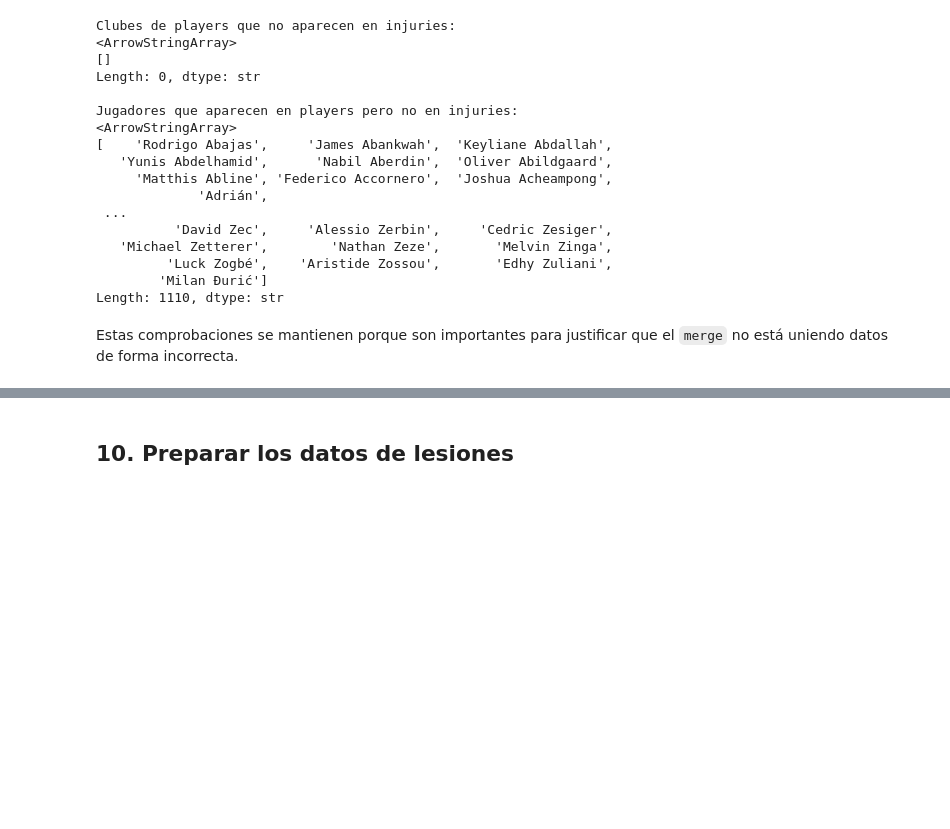
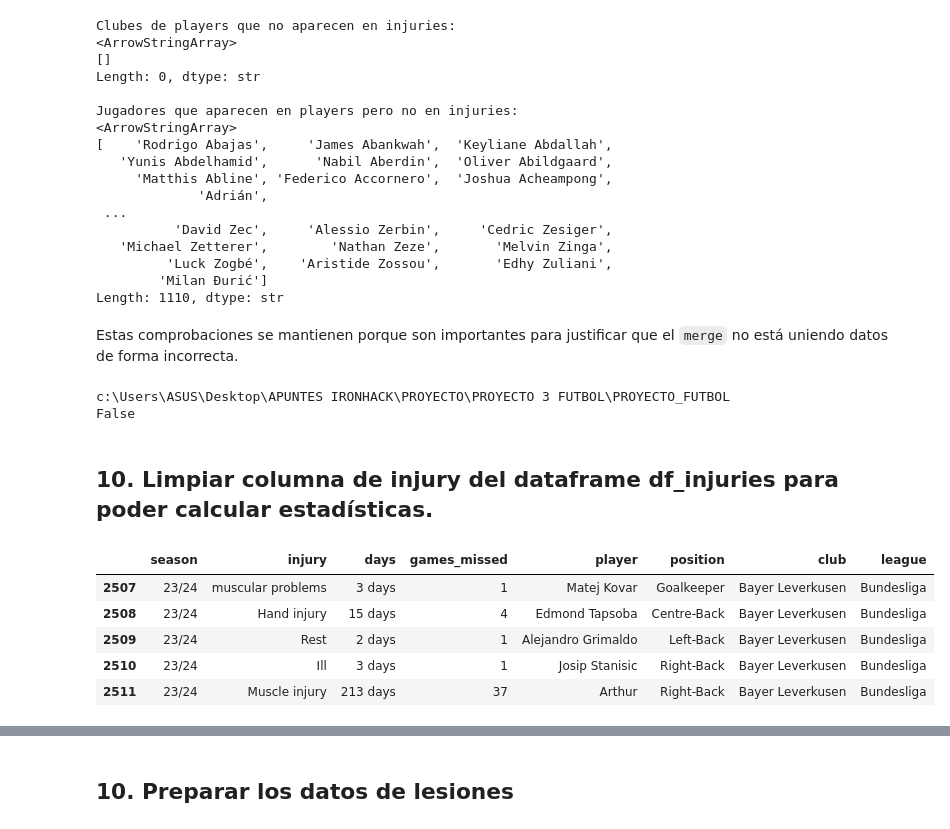
Before and after one commit to MMEKUSS/PROYECTO_FUTBOL, a Jupyter notebook: Proyecto_Futbol_ordenado.ipynb, the cells around one changed output, grey strips where cells are left out. Drawn from its saved outputs; the diff is of its cells as text; code cells hidden in the pictures; blank space fills up the shorter version.

```diff
--- a/Proyecto_Futbol_ordenado.ipynb
+++ b/Proyecto_Futbol_ordenado.ipynb
@@ -345,3 +347,22 @@ Jugadores que aparecen en players pero no en injuries:
 Length: 1110, dtype: str
 # %% [markdown]
 Estas comprobaciones se mantienen porque son importantes para justificar que el `merge` no está uniendo datos de forma incorrecta.
+# %%
+import os
+
+print(os.getcwd())
+print(os.path.exists("funciones_futbol.py"))
+# %% [output]
+c:\Users\ASUS\Desktop\APUNTES IRONHACK\PROYECTO\PROYECTO 3 FUTBOL\PROYECTO_FUTBOL
+False
+# %% [markdown]
+## 10. Limpiar columna de injury del dataframe df_injuries para poder calcular estadísticas.
+# %%
+df_injuries.head()
+# %% [output]
+|  | season | injury | days | games_missed | player | position | club | league |
+| 2507 | 23/24 | muscular problems | 3 days | 1 | Matej Kovar | Goalkeeper | Bayer Leverkusen | Bundesliga |
+| 2508 | 23/24 | Hand injury | 15 days | 4 | Edmond Tapsoba | Centre-Back | Bayer Leverkusen | Bundesliga |
+| 2509 | 23/24 | Rest | 2 days | 1 | Alejandro Grimaldo | Left-Back | Bayer Leverkusen | Bundesliga |
+| 2510 | 23/24 | Ill | 3 days | 1 | Josip Stanisic | Right-Back | Bayer Leverkusen | Bundesliga |
+| 2511 | 23/24 | Muscle injury | 213 days | 37 | Arthur | Right-Back | Bayer Leverkusen | Bundesliga |
```
Also changed, not shown: parts of 31 cells of this notebook, 4 other files.
